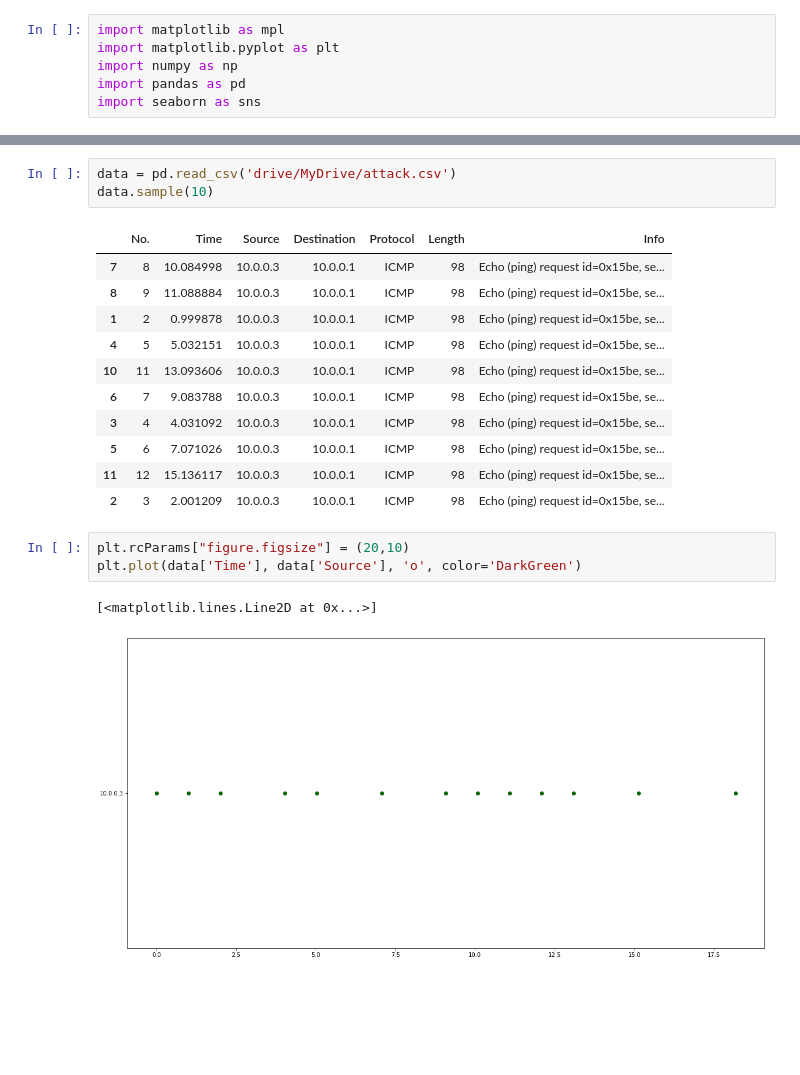
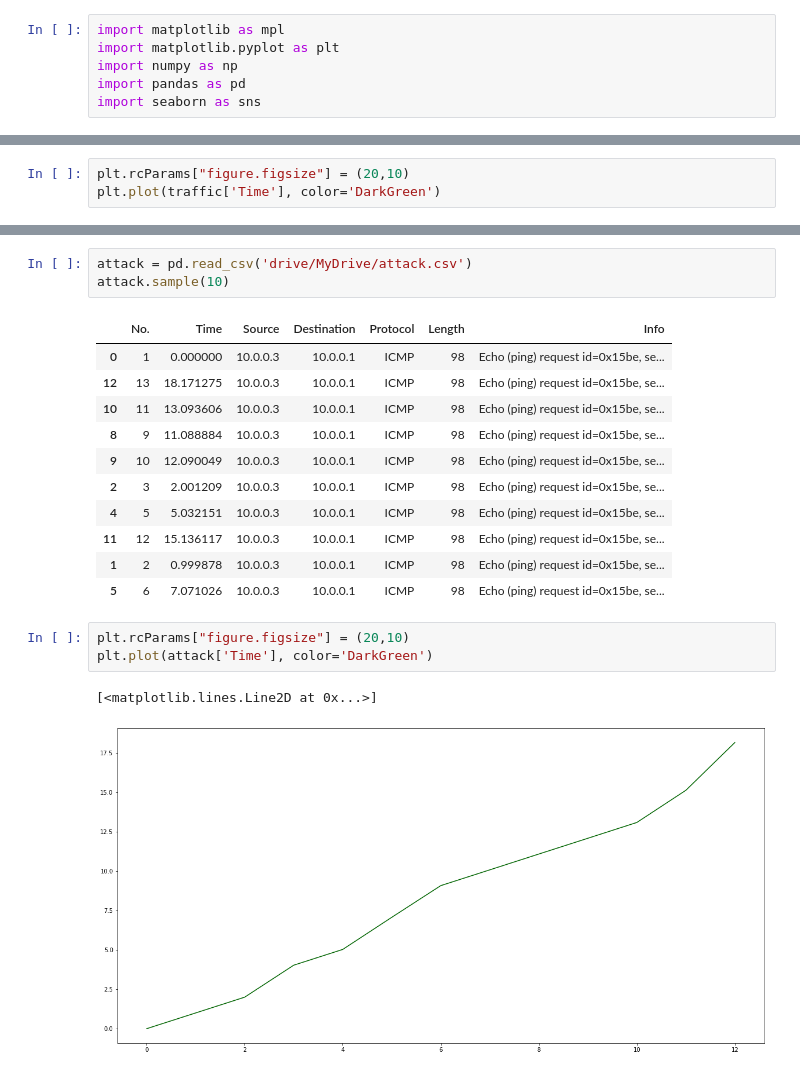
Before and after one commit to jtunde/Python, a Jupyter notebook: ss1.ipynb, the cells around one changed output, grey strips where cells are left out. Drawn from its saved outputs; the diff is of its cells as text; blank space fills up the shorter version.

```diff
--- a/ss1.ipynb
+++ b/ss1.ipynb
@@ -13,0 +29,3 @@ Drive already mounted at /content/drive; to attempt to forcibly remount, call dr
+# %%
+plt.rcParams["figure.figsize"] = (20,10)
+plt.plot(traffic['Time'], color='DarkGreen')
@@ -14,22 +35,22 @@ Drive already mounted at /content/drive; to attempt to forcibly remount, call dr
 # %%
-data = pd.read_csv('drive/MyDrive/attack.csv')
-data.sample(10)
+attack = pd.read_csv('drive/MyDrive/attack.csv')
+attack.sample(10)
 # %% [output]
 |  | No. | Time | Source | Destination | Protocol | Length | Info |
-| 7 | 8 | 10.084998 | 10.0.0.3 | 10.0.0.1 | ICMP | 98 | Echo (ping) request id=0x15be, se... |
+| 0 | 1 | 0.000000 | 10.0.0.3 | 10.0.0.1 | ICMP | 98 | Echo (ping) request id=0x15be, se... |
+| 12 | 13 | 18.171275 | 10.0.0.3 | 10.0.0.1 | ICMP | 98 | Echo (ping) request id=0x15be, se... |
+| 10 | 11 | 13.093606 | 10.0.0.3 | 10.0.0.1 | ICMP | 98 | Echo (ping) request id=0x15be, se... |
 | 8 | 9 | 11.088884 | 10.0.0.3 | 10.0.0.1 | ICMP | 98 | Echo (ping) request id=0x15be, se... |
+| 9 | 10 | 12.090049 | 10.0.0.3 | 10.0.0.1 | ICMP | 98 | Echo (ping) request id=0x15be, se... |
+| 2 | 3 | 2.001209 | 10.0.0.3 | 10.0.0.1 | ICMP | 98 | Echo (ping) request id=0x15be, se... |
+| 4 | 5 | 5.032151 | 10.0.0.3 | 10.0.0.1 | ICMP | 98 | Echo (ping) request id=0x15be, se... |
+| 11 | 12 | 15.136117 | 10.0.0.3 | 10.0.0.1 | ICMP | 98 | Echo (ping) request id=0x15be, se... |
 | 1 | 2 | 0.999878 | 10.0.0.3 | 10.0.0.1 | ICMP | 98 | Echo (ping) request id=0x15be, se... |
-| 4 | 5 | 5.032151 | 10.0.0.3 | 10.0.0.1 | ICMP | 98 | Echo (ping) request id=0x15be, se... |
-| 10 | 11 | 13.093606 | 10.0.0.3 | 10.0.0.1 | ICMP | 98 | Echo (ping) request id=0x15be, se... |
-| 6 | 7 | 9.083788 | 10.0.0.3 | 10.0.0.1 | ICMP | 98 | Echo (ping) request id=0x15be, se... |
-| 3 | 4 | 4.031092 | 10.0.0.3 | 10.0.0.1 | ICMP | 98 | Echo (ping) request id=0x15be, se... |
 | 5 | 6 | 7.071026 | 10.0.0.3 | 10.0.0.1 | ICMP | 98 | Echo (ping) request id=0x15be, se... |
-| 11 | 12 | 15.136117 | 10.0.0.3 | 10.0.0.1 | ICMP | 98 | Echo (ping) request id=0x15be, se... |
-| 2 | 3 | 2.001209 | 10.0.0.3 | 10.0.0.1 | ICMP | 98 | Echo (ping) request id=0x15be, se... |
 # %%
 plt.rcParams["figure.figsize"] = (20,10)
-plt.plot(data['Time'], data['Source'], 'o', color='DarkGreen')
+plt.plot(attack['Time'], color='DarkGreen')
 # %% [output]
 [<matplotlib.lines.Line2D at 0x...>]
-[figure, old version]
+[figure, new version]
 # %%
```
Also changed, not shown: parts of 7 cells of this notebook.
